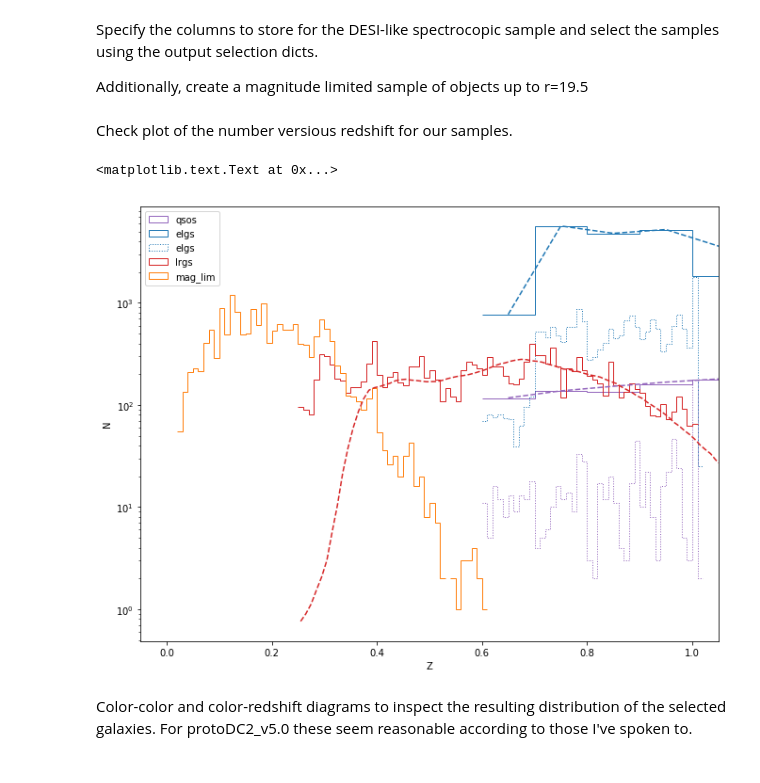
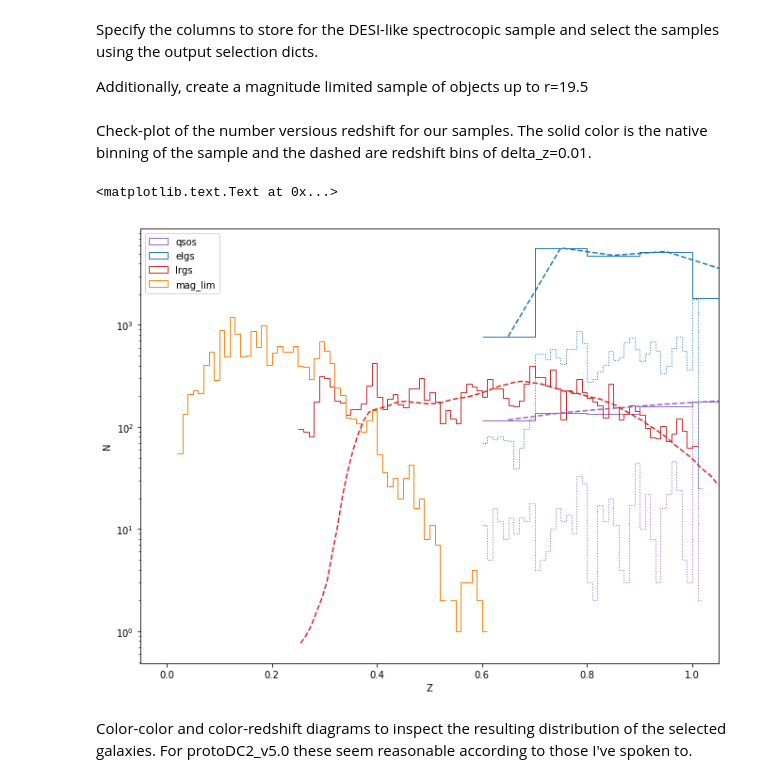
Before and after one commit to LSSTDESC/pz_calibrate, a Jupyter notebook: doc/notebooks/SelectDESIReferenceSamples.ipynb, the cells around one changed output. Cells and saved outputs as stored; diff of their text form; code cells hidden in the pictures.

```diff
--- a/doc/notebooks/SelectDESIReferenceSamples.ipynb
+++ b/doc/notebooks/SelectDESIReferenceSamples.ipynb
@@ -42,7 +42,7 @@ Rongpu kindly provided more recent density estimates for LRGs detected in DESI.
 # %%
 lrg_density = np.loadtxt(
-    '/global/projecta/projectdirs/lsst/groups/PZ/PhotoZDC2/DESI_reference_redshifts/'
-    'lrg_densities_20180725.txt')
+    '/global/projecta/projectdirs/lsst/groups/PZ/PhotoZDC2/'
+    'DESI_reference_redshifts/lrg_densities_20180725.txt')
 lrg_smoothed_bin_edges = np.arange(0.25, 1.26, 0.1)
 print(lrg_smoothed_bin_edges)
 lrg_smoothed_densities = np.zeros(len(lrg_smoothed_bin_edges) - 1)
@@ -199,13 +186,13 @@ lrg_dict = create_redshift_stellar_prop_selection(
 # %%
 def select_from_GCR(cat, columns, selection_dict):
-    """Select requested data from the GCR with the requested columns with
-    the selections defined in selection_dict.
+    """Select requested data from the GCR with the requested columns and
+    selections defined in selection_dict.
 
     Parameters
     ----------
     cat : `GCRCatalogs.Catalog`
         DC2 GCRCatalog object.
-    columns : `lsit` of `str`s
+    columns : `list` of `str`s
         List of columns names to load.
     selection_dict : `dict` of values
         Output of the `create_redshift_stellar_prop_selection` method.
@@ -264,32 +251,37 @@ lrgs = select_from_GCR(catalog, columns, lrg_dict)
 # %%
 mag_lims = catalog.get_quantities(columns, filters=[GCRQuery("mag_r_lsst < 19.5")])
 # %% [markdown]
-Check plot of the number versious redshift for our samples.
+Check-plot of the number versious redshift for our samples. The solid color is the native binning of the sample and the dashed are redshift bins of delta_z=0.01.
 # %%
 plt.figure(figsize=(11, 8.5))
 plt.hist(qsos['redshift'], bins=bin_edges, histtype='step', label='qsos',
          color='C4')
-plt.hist(qsos['redshift'], bins=np.arange(0, 1.05, 0.01), histtype='step', color='C4', ls=':')
-plt.plot(bin_edges[:-1] + delta_zs / 2.0, QSO_density * catalog.sky_area, ls='--', color='C4')
+plt.hist(qsos['redshift'], bins=np.arange(0, 1.05, 0.01), histtype='step',
+         color='C4', ls=':')
+plt.plot(bin_edges[:-1] + delta_zs / 2.0, QSO_density * catalog.sky_area, ls='--',
+         color='C4')
 plt.hist(elgs['redshift'], bins=bin_edges, histtype='step', label='elgs',
          color='C0')
-plt.hist(elgs['redshift'], bins=np.arange(0, 1.05, 0.01), histtype='step', label='elgs',
+plt.hist(elgs['redshift'], bins=np.arange(0, 1.05, 0.01), histtype='step',
          color='C0', ls=':')
-plt.plot(bin_edges[:-1] + delta_zs / 2.0, ELG_density * catalog.sky_area, ls='--', color='C0')
-plt.hist(lrgs['redshift'], bins=np.arange(0, 1.05, 0.01), histtype='step', label='lrgs',
+plt.plot(bin_edges[:-1] + delta_zs / 2.0, ELG_density * catalog.sky_area, ls='--',
+         color='C0')
+plt.hist(lrgs['redshift'], bins=np.arange(0, 1.05, 0.01), histtype='step',
+         label='lrgs',
          color='C3')
-plt.plot(lrg_density[:, 0]  + 0.005, lrg_density[:, 2] * catalog.sky_area, ls='--', color='C3')
+plt.plot(lrg_density[:, 0]  + 0.005, lrg_density[:, 2] * catalog.sky_area, ls='--',
+         color='C3')
 plt.hist(mag_lims['redshift'], bins=np.arange(0, 1.05, 0.01), histtype='step',
          label='mag_lim', color='C1')
 
 plt.semilogy()
 plt.xlim(-0.05, 1.05)
 plt.legend(loc=0)
 plt.xlabel('Z')
 plt.ylabel('N')
 # %% [output]
 <matplotlib.text.Text at 0x...>
-[figure, old version]
+[figure, new version]
 # %% [markdown]
 Color-color and color-redshift diagrams to inspect the resulting distribution of the selected galaxies. For protoDC2_v5.0 these seem reasonable according to those I've spoken to.
 # %%
```
Also changed, not shown: parts of 5 cells of this notebook.
